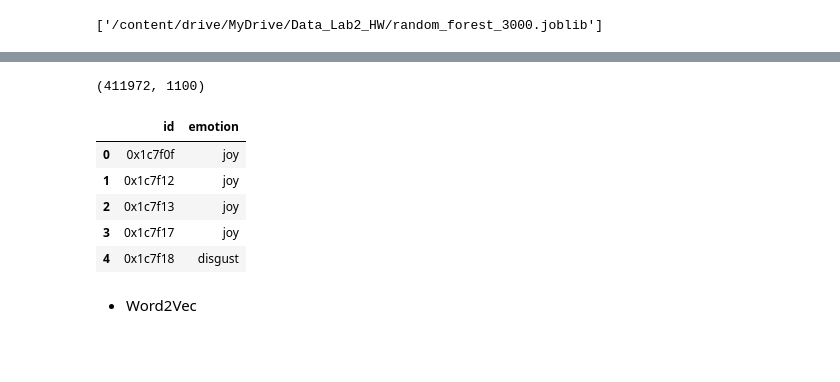
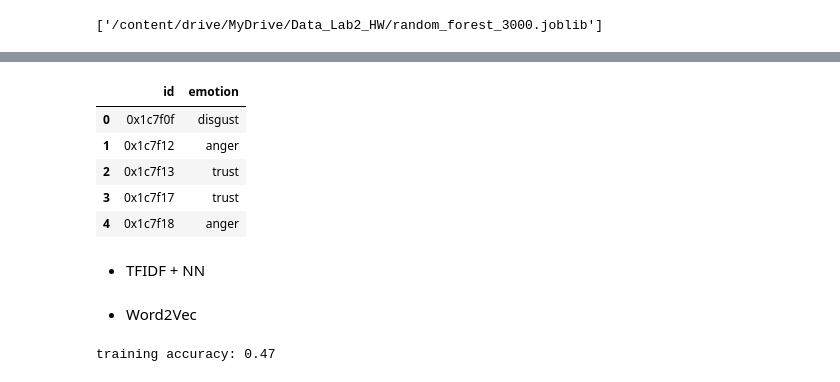
Before and after one commit to BORYA-dev/DM2024-Lab2-Homework, a Jupyter notebook: DM2024-Lab2-Homework.ipynb, the cells around one changed output, grey strips where cells are left out. Drawn from its saved outputs; the diff is of its cells as text; code cells hidden in the pictures; blank space fills up the shorter version.

```diff
--- a/DM2024-Lab2-Homework.ipynb
+++ b/DM2024-Lab2-Homework.ipynb
@@ -172,10 +209,23 @@ emoji_dict = {
     '🙏🏽': '[pray]',
     '♡':'[love]',
     '🕘':'[time]',
-    '🙋':'[hi]'
+    '🙋':'[hi]',
+    '😃': '[smile]'
 }
 # %%
+# emoji
+def trans_emoji(text):
+  for key, value in emoji_dict.items():
+    text = text.replace(key, value)
+  return text
+
 def cleaning(text):
+
+    text = text.replace("<lh>", "")
+    text = text.replace("<LH>", "")
+
+    text = trans_emoji(text)
+
     text = re.sub(r'[@#$%^&*()_+{}[\]:;"\'<>,.~\\/\-|=]', '', text)
 
     # remove some common words
@@ -189,11 +239,6 @@ def cleaning(text):
     return text
 
 
-# emoji
-def trans_emoji(text):
-  for key, value in emoji_dict.items():
-    text = text.replace(key, value)
-  return text
 
 # Stemming
 # st = nltk.PorterStemmer()
@@ -220,28 +265,26 @@ def pre_processing(data):
 
   dataset = data['text']
 
+
   # 轉小寫
   dataset = dataset.apply(lambda text: text.lower().strip())
 
   # 移除 removing
-  dataset = dataset.apply(lambda x: x.replace("<lh>",""))
-  dataset = dataset.apply(lambda x: x.replace("<LH>",""))
-  dataset = dataset.apply(lambda x: x.replace("#",""))
 
-  # change emoji
-  dataset = dataset.apply(lambda x: trans_emoji(x) )
+  # original tokens
+  only_tokens = dataset.apply(lambda x: nltk.word_tokenize(x) )
+  only_tokens.name = "tokens"
 
-  # cleaning some words
+  # cleaning
   dataset = dataset.apply(lambda x: cleaning(x) )
-
-  dataset = dataset.apply(lambda x: x.replace("#",""))
-
   dataset.name = "pre_processing_text"
 
+  # cleaning + tokens
   tt = dataset.apply(lambda x: nltk.word_tokenize(x))
-  tt.name = "tokens"
+  tt.name = "pre_processing_tokens"
 
-  pre_df = pd.concat([dataset,pd.DataFrame(tt)], axis=1)
+
+  pre_df = pd.concat([pd.DataFrame(only_tokens), pd.DataFrame(dataset),pd.DataFrame(tt)], axis=1)
 
   return pre_df
 # %%
@@ -343,5 +382,2 @@ Mini-testing accuracy: 0.5
 # %%
 DT_model = load('/content/drive/MyDrive/Data_Lab2_HW/random_forest.joblib')
-# %%
-testing_data = testing_list[0]
-testing_data.head(5)
@@ -357,24 +384,22 @@ X = testing_list[1]
-# %%
-output_vectorizer_true_test.shape
-# %% [output]
-(411972, 1100)
 # %%
 y_test_result = DT_model.predict( output_vectorizer_true_test )
 # %%
 # 寫出結果
 result = pd.DataFrame( {
    "id" : testing_data.tweet_id,
    "emotion" : y_test_result
 } )
-result.to_csv("/content/drive/MyDrive/submission_test_v8.csv", index = 0)
+result.to_csv("/content/drive/MyDrive/submission_test_v9.csv", index = 0)
 result.head(5)
 # %% [output]
 |  | id | emotion |
-| 0 | 0x1c7f0f | joy |
-| 1 | 0x1c7f12 | joy |
-| 2 | 0x1c7f13 | joy |
-| 3 | 0x1c7f17 | joy |
-| 4 | 0x1c7f18 | disgust |
+| 0 | 0x1c7f0f | disgust |
+| 1 | 0x1c7f12 | anger |
+| 2 | 0x1c7f13 | trust |
+| 3 | 0x1c7f17 | trust |
+| 4 | 0x1c7f18 | anger |
+# %% [markdown]
+- TFIDF + NN
 # %% [markdown]
 - Word2Vec
 # %%
@@ -420,9 +451,13 @@ DT_model = model.fit(X, y_train.values)
 # %%
-## Training Accuracy
-from sklearn.metrics import accuracy_score
+## Testing Accuracy
 
-y_train_pred = DT_model.predict(X)
+x_test["word2vec_100"] = x_test.apply(lambda x: mean_word2vec(x['tokens']), axis = 1)
+X = list(x_test.word2vec_100.values)
 
-acc_train = accuracy_score(y_true=y_train, y_pred=y_train_pred)
+y_test_pred = DT_model.predict(X)
 
-print('training accuracy: {}'.format(round(acc_train, 2)))
+acc_train = accuracy_score(y_true = y_test_encoded, y_pred = y_test_pred)
+
+print('testing accuracy: {}'.format(round(acc_train, 2)))
+# %% [output]
+training accuracy: 0.47
```
Also changed, not shown: parts of 37 cells of this notebook.
